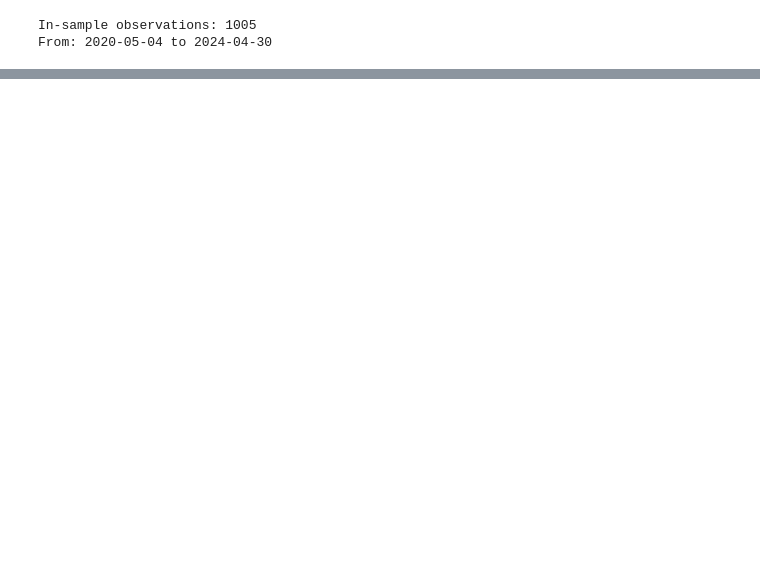
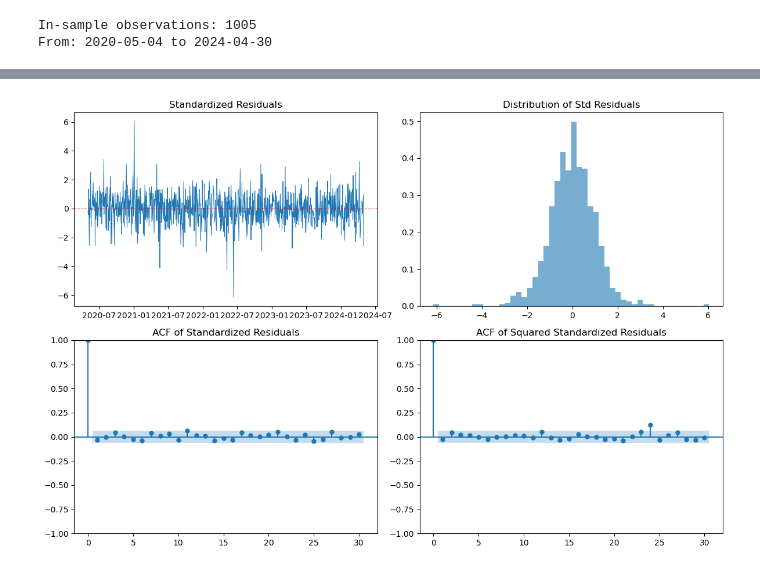
Before and after one commit to linhtrnchloe/time-series-analysis-project, a Jupyter notebook: Untitled.ipynb, the cells around one changed output, grey strips where cells are left out. Cells and saved outputs as stored; diff of their text form; code cells hidden in the pictures; blank space fills up the shorter version.

```diff
--- a/Untitled.ipynb
+++ b/Untitled.ipynb
@@ -255,0 +281,21 @@ Ljung-Box on squared standardized residuals:
+# %%
+fig, axes = plt.subplots(2, 2, figsize=(12, 8))
+
+axes[0,0].plot(std_resid.index, std_resid.values, lw=0.7)
+axes[0,0].set_title("Standardized Residuals")
+axes[0,0].axhline(y=0, color='red', linestyle='--', linewidth=0.8)
+
+axes[0,1].hist(std_resid, bins=50, density=True, alpha=0.6)
+axes[0,1].set_title("Distribution of Std Residuals")
+
+from statsmodels.graphics.tsaplots import plot_acf
+plot_acf(std_resid, lags=30, ax=axes[1,0])
+axes[1,0].set_title("ACF of Standardized Residuals")
+
+plot_acf(std_resid**2, lags=30, ax=axes[1,1])
+axes[1,1].set_title("ACF of Squared Standardized Residuals")
+
+plt.tight_layout()
+plt.show()
+# %% [output]
+[figure, added]
```
Also changed, not shown: parts of 23 cells of this notebook, 1 other file.
